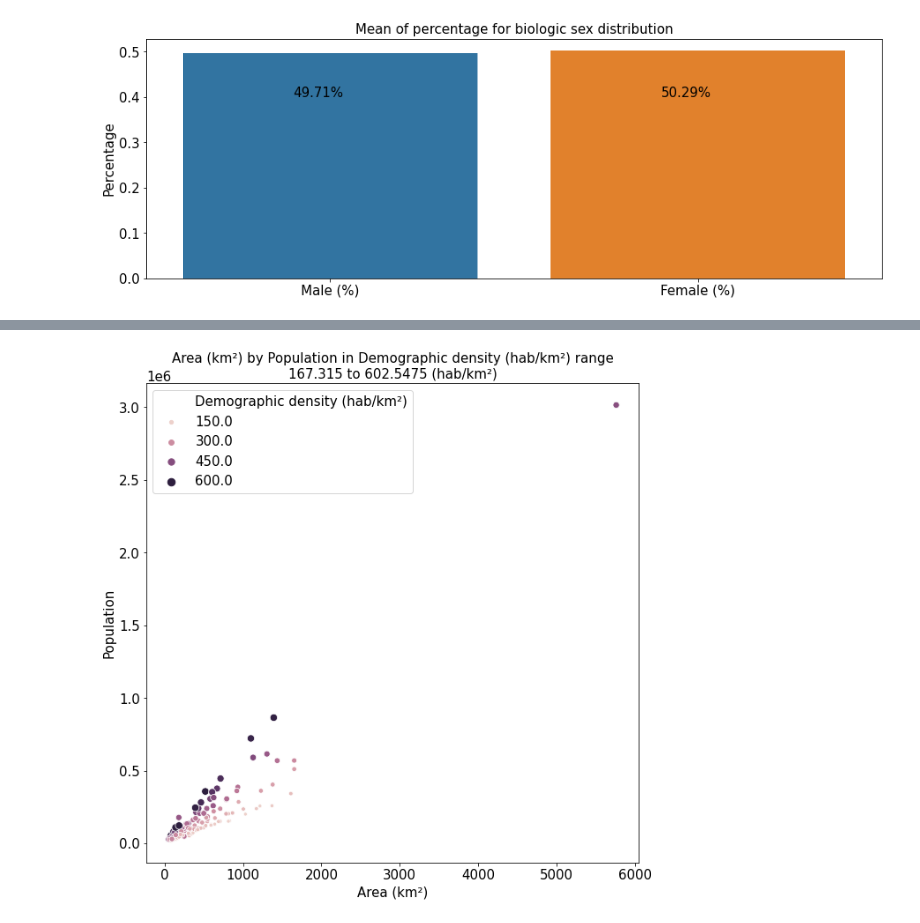
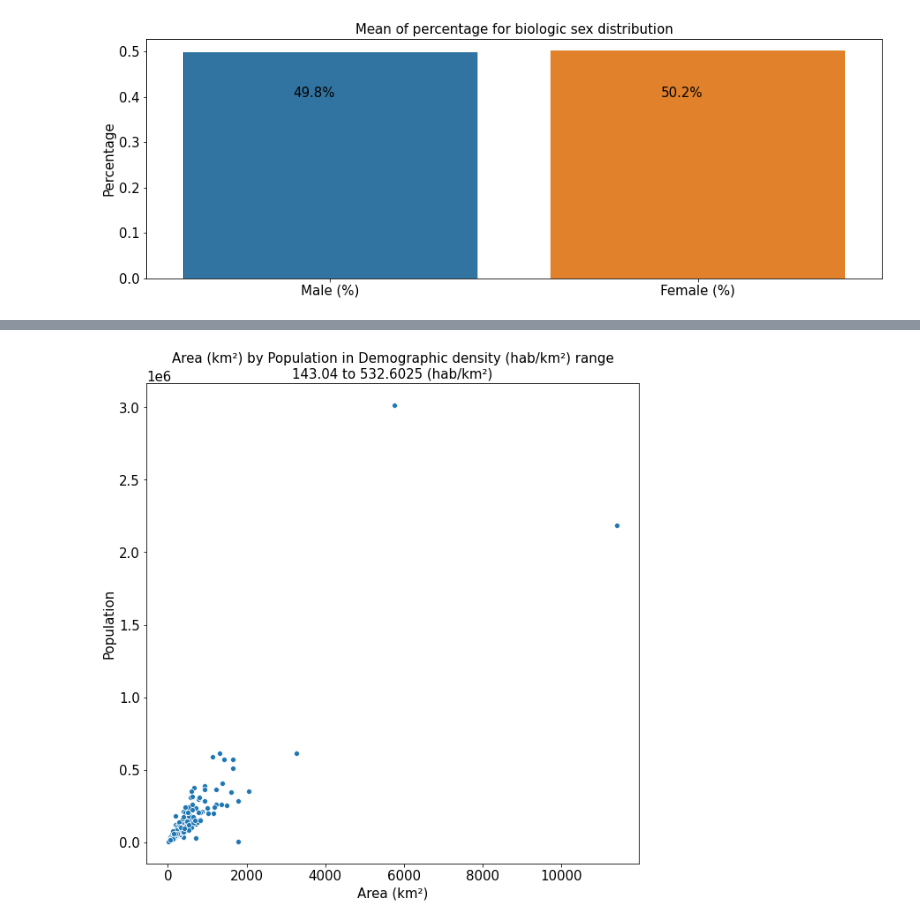
Before and after one commit to gfsilveira/covid, a Jupyter notebook: 04-Covid19-MunicipiosBR_socioeconomico.ipynb, the cells around one changed output, grey strips where cells are left out. Saved outputs shown, nothing was run; the diff lists cells and outputs as text; code cells hidden in the pictures.

```diff
--- a/04-Covid19-MunicipiosBR_socioeconomico.ipynb
+++ b/04-Covid19-MunicipiosBR_socioeconomico.ipynb
@@ -66,5 +63,5 @@ printLis(directory)
 # %%
-date = 1
+date = 3
 df_cov =  pd.read_csv('..\\'+directory[date])
 df_cov.tail()
 # %% [output]
@@ -77,6 +74,6 @@ df_cov.tail()
 # %%
 df_cov = df_cov[
-        (df_cov['date'] == '2020-04-22') &
+        (df_cov['date'] == df_cov['date'].tail(1).values[0]) &
         (df_cov['place_type'] == 'city') &
         (df_cov['last_available_confirmed'] > 1)
 ][[
@@ -123,5 +120,5 @@ memory usage: 59.5+ KB
 # %%
-date = 11
+date = 12
 df_age =  pd.read_excel('..\\'+directory[date])
 df_age.head()
 # %% [output]
@@ -225,7 +222,7 @@ Female (%)          5568 non-null float64
 dtypes: float64(7), int64(7), object(1)
 memory usage: 652.6+ KB
 # %%
-date = 8
+date = 9
 df_mun =  pd.read_excel('..\\'+directory[date], skiprows=1)
 df_mun.head()
 # %% [output]
@@ -587,24 +584,24 @@ if print_campo == 's':
 # %%
 q1 += 1
 q2 = q1 + 1
 col1 = "Area (km²)"
 col2 = "Population"
 col3 = "Demographic density (hab/km²)"
 plt.figure(figsize=(10,10))
 sns.scatterplot(
     x=col1,
     y=col2,
-    size=col3,
-    hue=col3,
+#     size=col3,
+#     hue=col3,
     data=df[(df[col3] >= df[col3].describe()[q1]) & (df[col3] < df[col3].describe()[q2])]
 )
 plt.title(col1+' by '+col2+' in '+col3+' range\n'+str(df[col3].describe()[q1])+' to '+str(df[col3].describe()[q2])+' (hab/km²)')
 if print_campo == 's':
     col2 = lista_pastas[3]
     g += 1
     plt.savefig(col2+'\\0'+str(g)+'-'+col2+'_'+data+'.png', dpi=dpi)
 # %% [output]
-[figure, old version]
+[figure, new version]
 # %%
 q1 += 1
 q2 = q1 + 1
```
Also changed, not shown: parts of 43 cells of this notebook, 6 other files.
